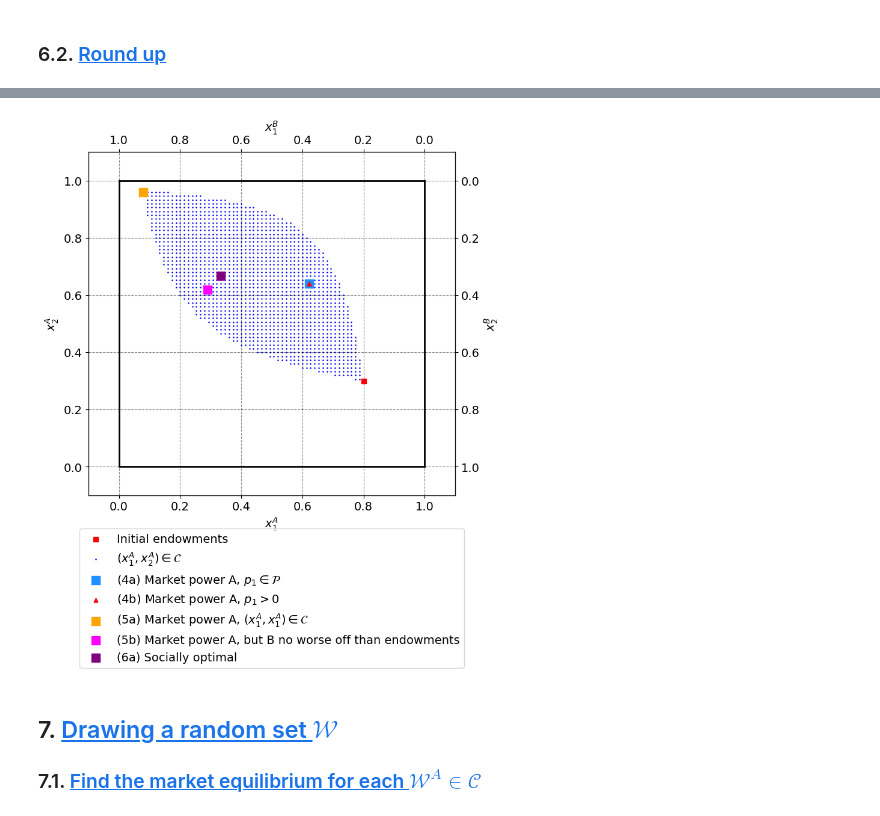
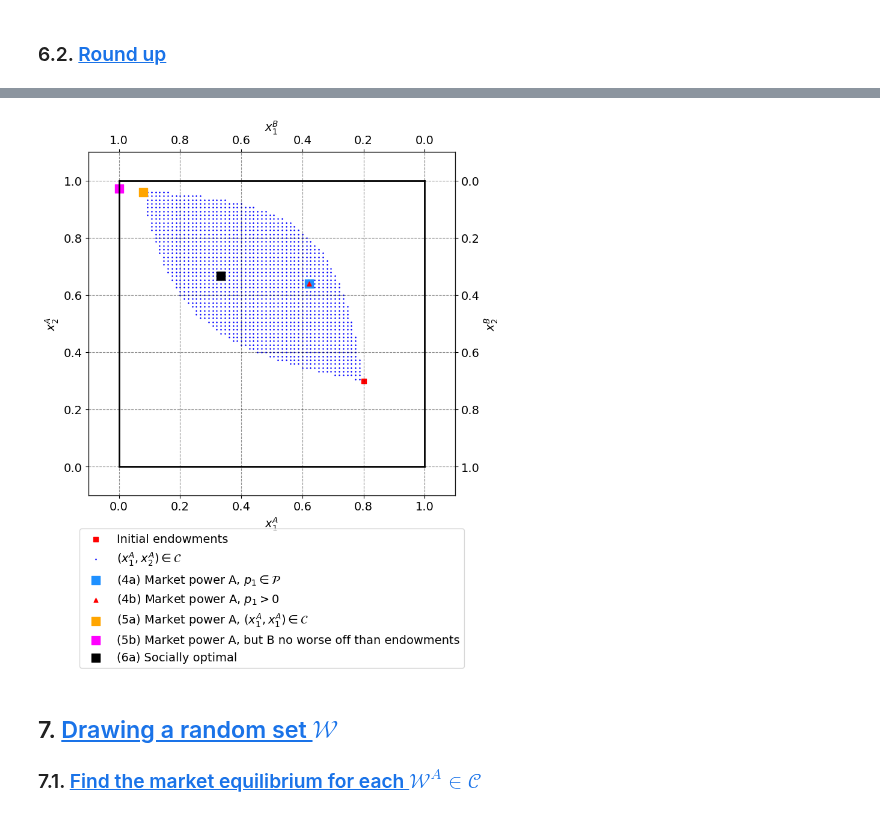
Before and after one commit to NumEconCopenhagen/projects-2024-jbh, a Jupyter notebook: inauguralproject/inauguralproject.ipynb, the cells around one changed output, grey strips where cells are left out. Drawn from its saved outputs; the diff is of its cells as text; code cells hidden in the pictures.

```diff
--- a/inauguralproject/inauguralproject.ipynb
+++ b/inauguralproject/inauguralproject.ipynb
@@ -267,7 +273,7 @@ def obj_max_U(X):
 # https://kitchingroup.cheme.cmu.edu/f19-06623/13-constrained-optimization.html
 
 def constraint1(x):
-    return model.utility_B(1 - x[0], 1 - x[1]) - model.utility_B(model.w1B, model.w2B)
+    return model.utility_B(1 - x[0], 1 - x[1]) - model.utility_B(1-model.w1A, 1-model.w2A)
 def constraint2(x):
     return model.utility_A(x[0], x[1]) - model.utility_A(model.w1A, model.w2A)
 
@@ -283,7 +289,7 @@ res = optimize.minimize(obj_max_U, x0=guess,bounds=((x_a1_min,x_a1_max), (x_a2_m
 
 # Demand that maximizes As utility
 x_a1_opt,x_a2_opt=res.x
-utility_val_A=round(-res.fun, 3)
+utility_val_A=-res.fun
 
 # Corresponding allocation
 x_b1_opt = 1-x_a1_opt
@@ -295,10 +301,10 @@ total_util = utility_val_A+utility_val_B
 
 # Summing up'
 df_5a=pd.DataFrame({
-    'X1A':x_a1_opt.round(3), 'X2A': x_a2_opt.round(3),
-    'X1B':x_b1_opt.round(3), 'X2B':x_b2_opt.round(3),
-    'Agg. util':total_util.round(3)
-}, index=['5a'])
+    'X1A':x_a1_opt, 'X2A': x_a2_opt,
+    'X1B':x_b1_opt, 'X2B':x_b2_opt,
+    'Agg. util':total_util
+}, index=['5a']).round(3)
 df_5a
 # %% [output]
 |  | X1A | X2A | X1B | X2B | Agg. util |
@@ -313,18 +319,21 @@ x_a2 = np.linspace(0,1,N+1)
 # %%
 # Making sure that B's utility is not lower than in the initial endowment
 def constraint(x):
-    return model.utility_B(1 - x[0], 1 - x[1]) - model.utility_B(model.w1A, model.w2A)
+    return model.utility_B(1 - x[0], 1 - x[1]) - model.utility_B(1-model.w1A, 1-model.w2A)
 
 # Redefine objective function
 def obj_max_U(x):
     return -model.utility_A(x[0], x[1])
+
+# Bounds within 0,1
+bounds = [(0,1),(0,1)]
 
 # Get me a random pair of xa1s and xa2s from C
 id_rand=np.random.randint(0,N)
 guess=C[id_rand]
 
 # Minimize the negative utility
-res = optimize.minimize(obj_max_U, x0=guess, constraints={'type': 'ineq', 'fun': constraint})
+res = optimize.minimize(obj_max_U, x0=guess, bounds=bounds, constraints={'type': 'ineq', 'fun': constraint})
 
 # Demand that maximizes As utility
 x_a1_opt,x_a2_opt=res.x
@@ -340,10 +349,10 @@ total_util = utility_val_A+utility_val_B
 
 # Summing up
 df_5b=pd.DataFrame({
-    'X1A':x_a1_opt.round(3), 'X2A': x_a2_opt.round(3),
-    'X1B':x_b1_opt.round(3), 'X2B':x_b2_opt.round(3),
-    'Agg. util':total_util.round(3)
-}, index=['5b'])
+    'X1A':x_a1_opt, 'X2A': x_a2_opt,
+    'X1B':x_b1_opt, 'X2B':x_b2_opt,
+    'Agg. util':total_util
+}, index=['5b']).round(3)
 df_5b
 # %% [output]
 |  | X1A | X2A | X1B | X2B | Agg. util |
@@ -374,7 +383,7 @@ res = optimize.minimize(obj_max_U, x0=guess,bounds=bounds)
 
 # Demand that maximizes As utility
 x_a1_opt,x_a2_opt=res.x
-utility_val_A=round(-res.fun, 3)
+utility_val_A=-res.fun
 
 # Corresponding allocation
 x_b1_opt = 1-x_a1_opt
@@ -386,10 +395,10 @@ total_util = utility_val_A+utility_val_B
 
 # Summing up
 df_6a=pd.DataFrame({
-    'X1A':x_a1_opt.round(3), 'X2A': x_a2_opt.round(3),
-    'X1B':x_b1_opt.round(3), 'X2B':x_b2_opt.round(3),
-    'Agg. util':total_util.round(3)
-}, index=['6a'])
+    'X1A':x_a1_opt, 'X2A': x_a2_opt,
+    'X1B':x_b1_opt, 'X2B':x_b2_opt,
+    'Agg. util':total_util
+}, index=['6a']).round(3)
 df_6a
 # %% [output]
 |  | X1A | X2A | X1B | X2B | Agg. util |
@@ -420,27 +432,27 @@ If A still has market power and can choose any allocation, as long as it is not
 # %%
 # Get all solutions and draw them in the Edgeworth box
 x1a_4a, x2a_4a=tab_out[['X1A', 'X2A']].loc['4a']
 x1a_4b, x2a_4b=tab_out[['X1A', 'X2A']].loc['4b']
 
 x1a_5a, x2a_5a=tab_out[['X1A', 'X2A']].loc['5a']
 x1a_5b, x2a_5b=tab_out[['X1A', 'X2A']].loc['5b']
 
 x1a_6a, x2a_6a =tab_out[['X1A', 'X2A']].loc['6a']
 
 # Drawed in the Edgeworth box
 ax_A.scatter(x1a_4a, x2a_4a, marker='s', color='dodgerblue',label=r'(4a) Market power A, $p_1 \in \mathcal{P}$',s=100)
 ax_A.scatter(x1a_4b, x2a_4b, marker='^', color='red',label=r'(4b) Market power A, $p_1>0$',s=25)
 
 ax_A.scatter(x1a_5a, x2a_5a, marker='s', color='orange',label=r'(5a) Market power A, $(x_1^A, x_1^A) \in \mathcal{C}$',s=100)
 ax_A.scatter(x1a_5b, x2a_5b, marker='s', color='magenta',label=r'(5b) Market power A, but B no worse off than endowments',s=100)
 
-ax_A.scatter(x1a_6a, x2a_6a, marker='s', color='purple',label=r'(6a) Socially optimal',s=100)
+ax_A.scatter(x1a_6a, x2a_6a, marker='s', color='black',label=r'(6a) Socially optimal',s=100)
 
 # I am sorry to anyone colorblind
 legend = ax_A.legend(loc='center', bbox_to_anchor=(.5,-.3))
 fig_A
 # %% [output]
-[figure, old version]
+[figure, new version]
 # %% [markdown]
 ## 7. <a id='toc7_'></a>[Drawing a random set $\mathcal{W}$](#toc0_)
 ### 7.1. <a id='toc7_1_'></a>[Find the market equilibrium for each $\mathcal{W}^A \in \mathcal{C}$](#toc0_)
```
Also changed, not shown: parts of 17 cells of this notebook, 1 other file.
